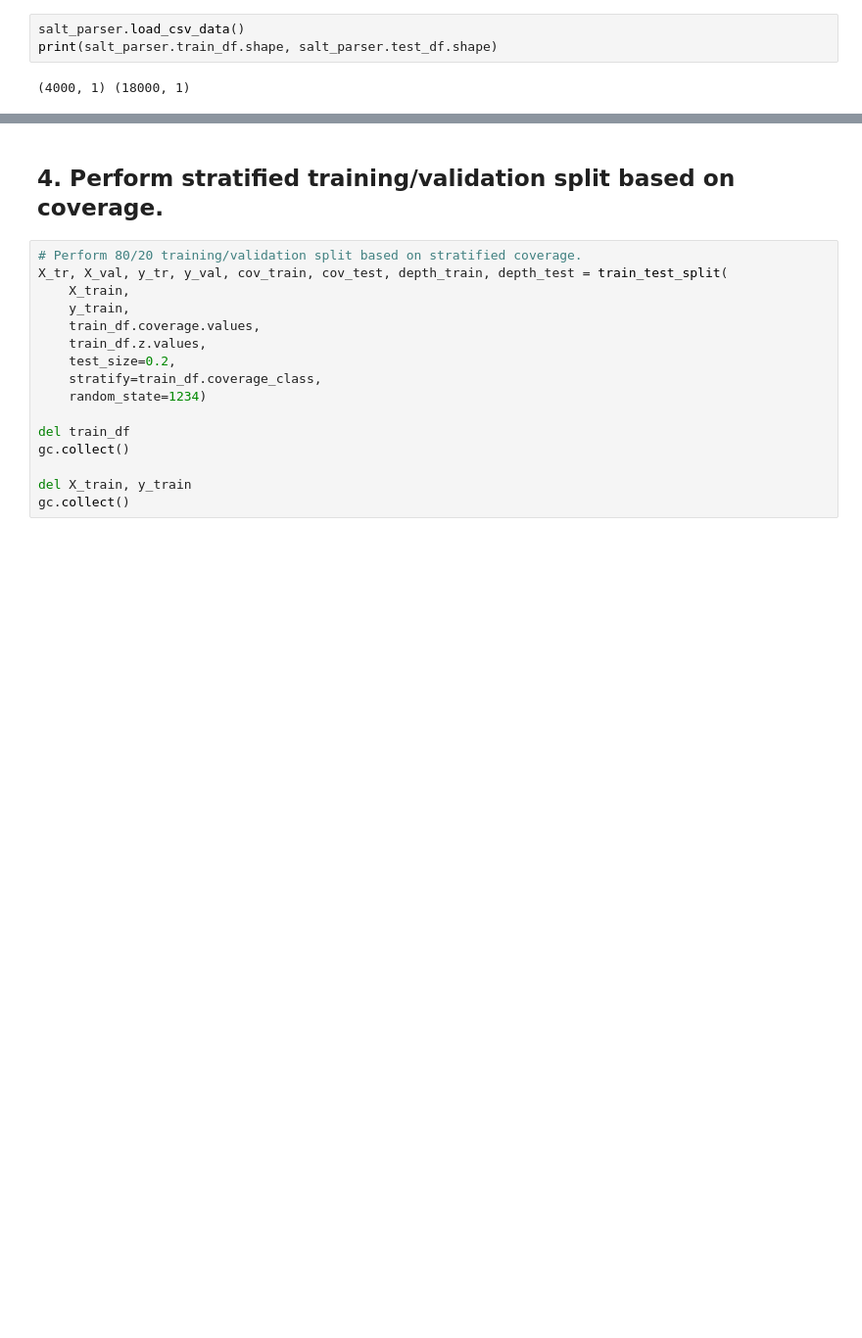
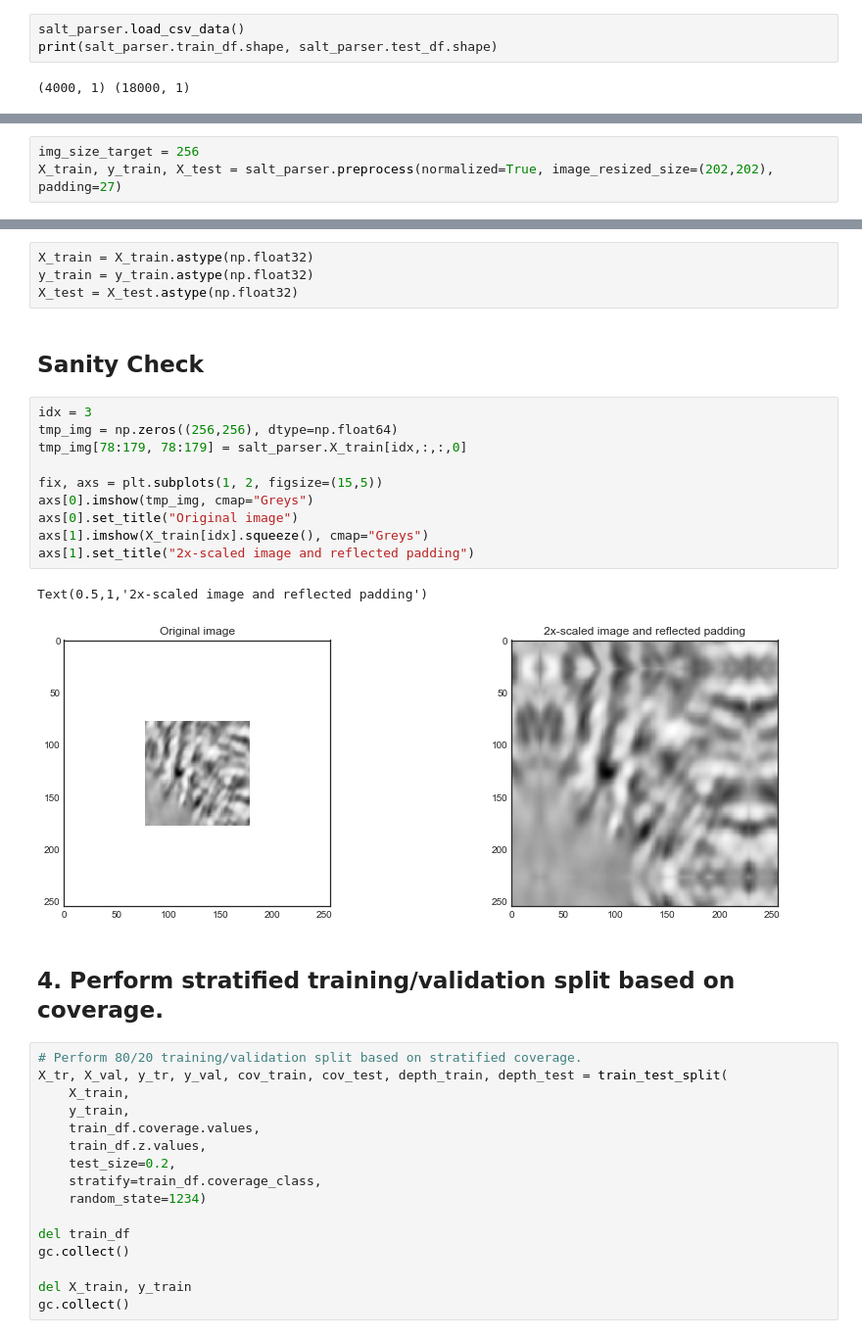
Before and after one commit to szeleeteo/kaggle, a Jupyter notebook: tgs-salt-identification-challenge/unet_v4.ipynb, the cells around one changed output, grey strips where cells are left out. Shown: that part at 98% size. Cells and saved outputs as stored; diff of their text form; blank space fills up the shorter version.

Commit message:
scaled and padded input

```diff
--- a/tgs-salt-identification-challenge/unet_v4.ipynb
+++ b/tgs-salt-identification-challenge/unet_v4.ipynb
@@ -444,0 +328,3 @@ Test set: (18000, 101, 101, 1)
+# %%
+img_size_target = 256
+X_train, y_train, X_test = salt_parser.preprocess(normalized=True, image_resized_size=(202,202), padding=27)
@@ -445,3 +342,22 @@ Test set: (18000, 101, 101, 1)
+# %%
+X_train = X_train.astype(np.float32)
+y_train = y_train.astype(np.float32)
+X_test = X_test.astype(np.float32)
+# %% [markdown]
+## Sanity Check
+# %%
+idx = 3
+tmp_img = np.zeros((256,256), dtype=np.float64)
+tmp_img[78:179, 78:179] = salt_parser.X_train[idx,:,:,0]
+
+fix, axs = plt.subplots(1, 2, figsize=(15,5))
+axs[0].imshow(tmp_img, cmap="Greys")
+axs[0].set_title("Original image")
+axs[1].imshow(X_train[idx].squeeze(), cmap="Greys")
+axs[1].set_title("2x-scaled image and reflected padding")
+# %% [output]
+Text(0.5,1,'2x-scaled image and reflected padding')
+[figure, added]
 # %% [markdown]
 ## 4. Perform stratified training/validation split based on coverage.
 # %%
```
Also changed, not shown: parts of 62 cells of this notebook.
